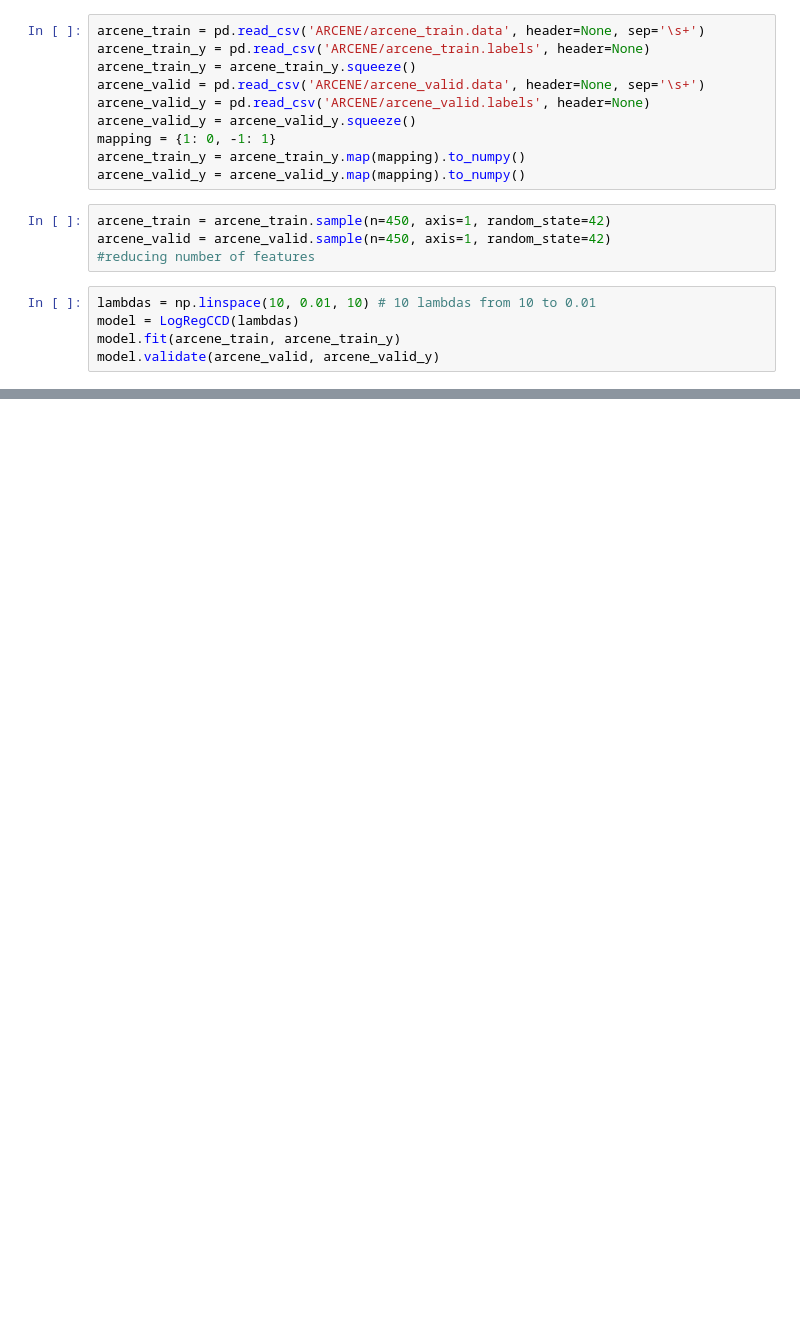
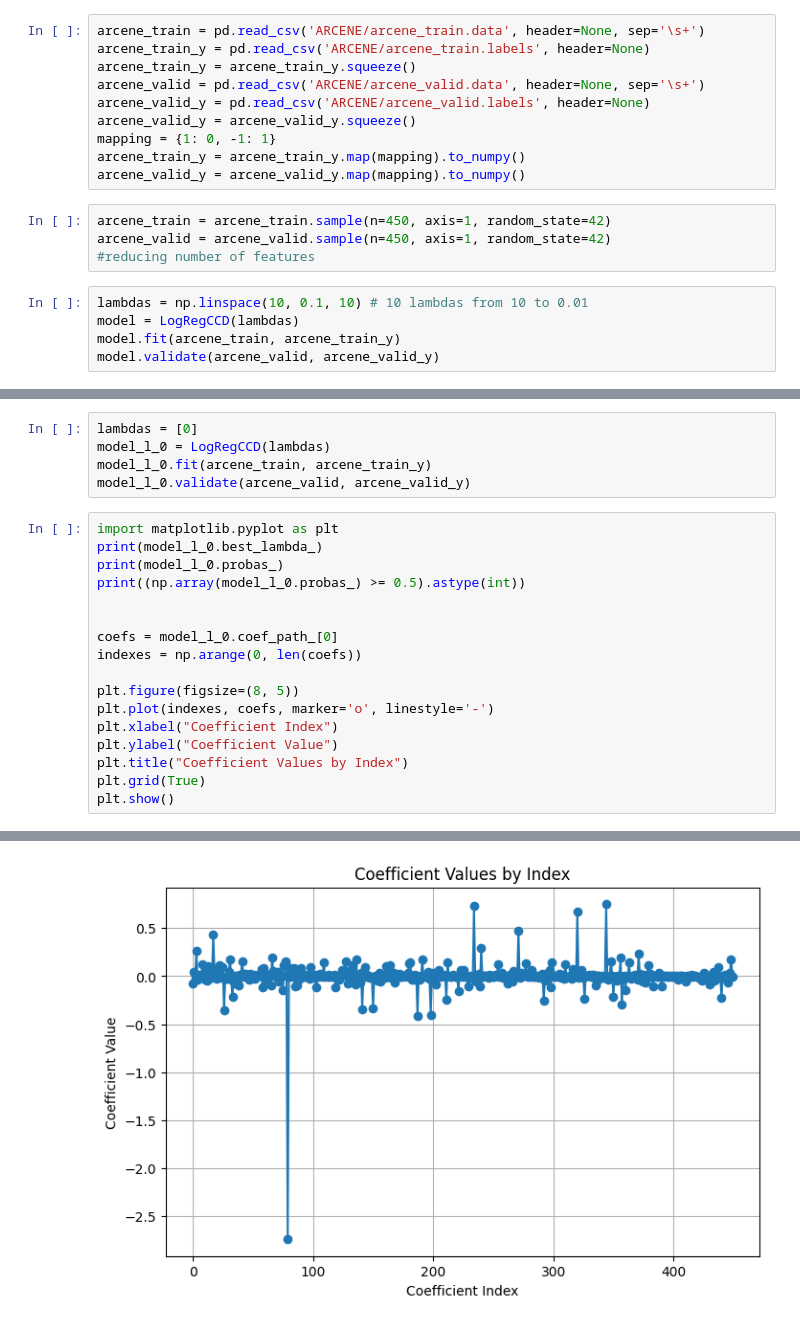
Before and after one commit to mouradianelen/LogRegCCD, a Jupyter notebook: arcene_notebook.ipynb, the cells around one changed output, grey strips where cells are left out. Saved outputs shown, nothing was run; the diff lists cells and outputs as text; blank space fills up the shorter version.

Commit message:
LogRegCCD: added lamda = 0 case graphs for arcene notebook

```diff
--- a/arcene_notebook.ipynb
+++ b/arcene_notebook.ipynb
@@ -20,7 +20,7 @@ arcene_train = arcene_train.sample(n=450, axis=1, random_state=42)
 arcene_valid = arcene_valid.sample(n=450, axis=1, random_state=42)
 #reducing number of features
 # %%
-lambdas = np.linspace(10, 0.01, 10) # 10 lambdas from 10 to 0.01
+lambdas = np.linspace(10, 0.1, 10) # 10 lambdas from 10 to 0.01
 model = LogRegCCD(lambdas)
 model.fit(arcene_train, arcene_train_y)
 model.validate(arcene_valid, arcene_valid_y)
@@ -30,0 +35,23 @@ model.plot_coefficients()
+# %%
+lambdas = [0]
+model_l_0 = LogRegCCD(lambdas)
+model_l_0.fit(arcene_train, arcene_train_y)
+model_l_0.validate(arcene_valid, arcene_valid_y)
+# %%
+import matplotlib.pyplot as plt
+print(model_l_0.best_lambda_)
+print(model_l_0.probas_)
+print((np.array(model_l_0.probas_) >= 0.5).astype(int))
+
+
+coefs = model_l_0.coef_path_[0]
+indexes = np.arange(0, len(coefs))
+
+plt.figure(figsize=(8, 5))
+plt.plot(indexes, coefs, marker='o', linestyle='-')
+plt.xlabel("Coefficient Index")
+plt.ylabel("Coefficient Value")
+plt.title("Coefficient Values by Index")
+plt.grid(True)
+plt.show()
+# %% [output]
@@ -30,0 +74 @@ model.plot_coefficients()
+[figure, added]
```
Also changed, not shown: parts of 11 cells of this notebook, 1 other file.
